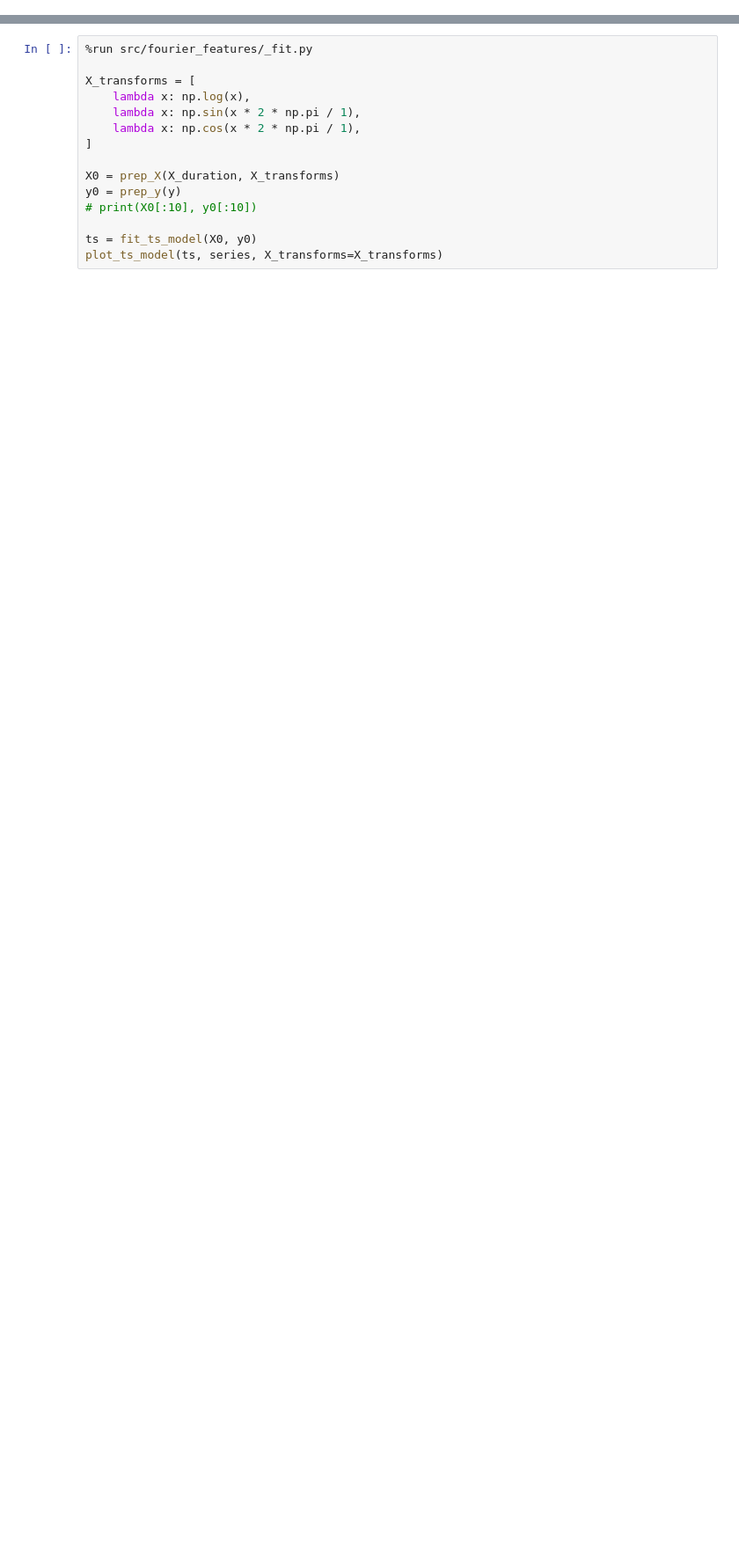
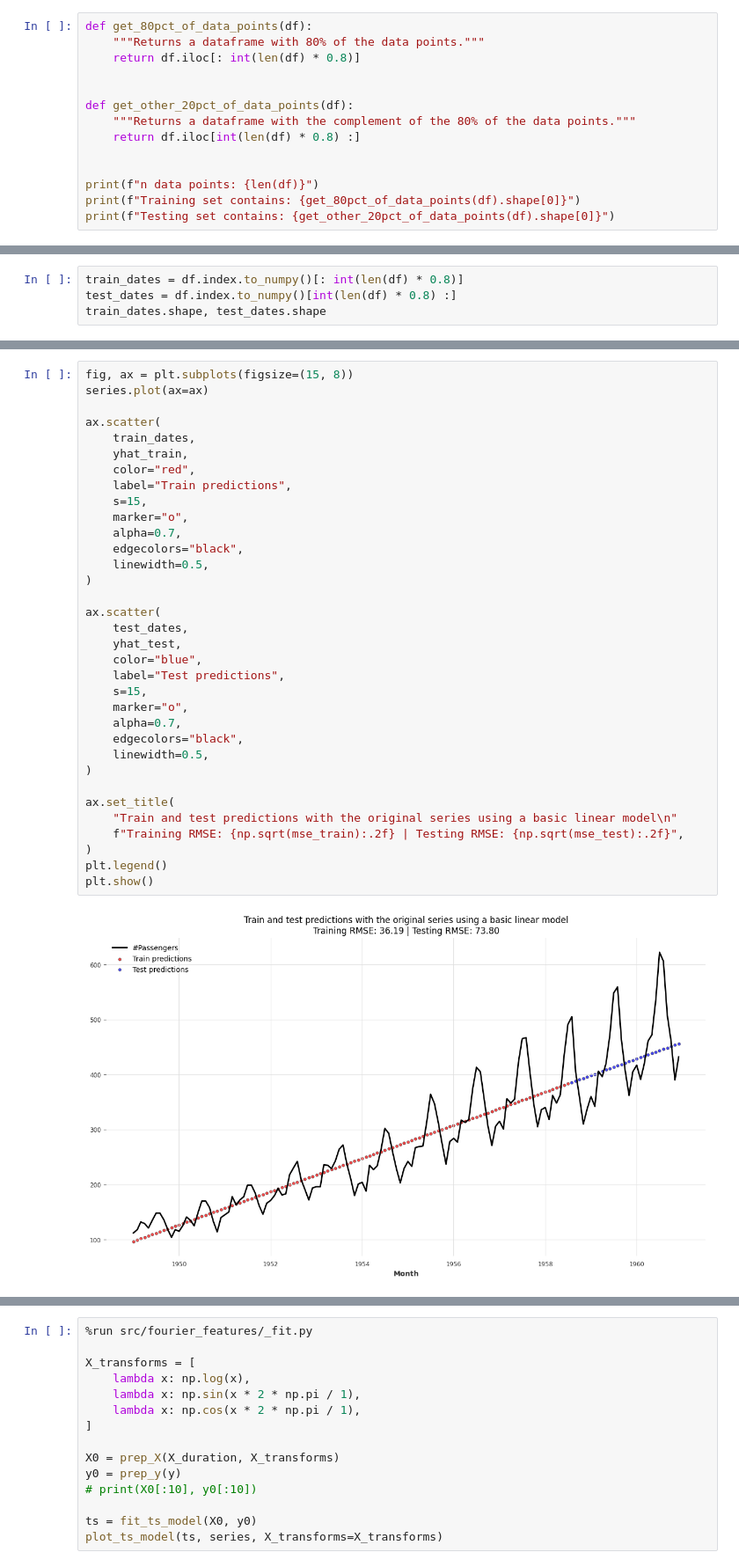
Before and after one commit to aaweaver-actuary/fourier-features, a Jupyter notebook: dev.ipynb, the cells around one changed output, grey strips where cells are left out. Shown: that part at 88% size. Saved outputs shown, nothing was run; the diff lists cells and outputs as text; blank space fills up the shorter version.

```diff
--- a/dev.ipynb
+++ b/dev.ipynb
@@ -10,0 +30,14 @@ series.plot();
+# %%
+def get_80pct_of_data_points(df):
+    """Returns a dataframe with 80% of the data points."""
+    return df.iloc[: int(len(df) * 0.8)]
+
+
+def get_other_20pct_of_data_points(df):
+    """Returns a dataframe with the complement of the 80% of the data points."""
+    return df.iloc[int(len(df) * 0.8) :]
+
+
+print(f"n data points: {len(df)}")
+print(f"Training set contains: {get_80pct_of_data_points(df).shape[0]}")
+print(f"Testing set contains: {get_other_20pct_of_data_points(df).shape[0]}")
@@ -35,0 +81,4 @@ X[:10], y[:10], X_duration[:10]
+# %%
+train_dates = df.index.to_numpy()[: int(len(df) * 0.8)]
+test_dates = df.index.to_numpy()[int(len(df) * 0.8) :]
+train_dates.shape, test_dates.shape
@@ -35,0 +87,36 @@ X[:10], y[:10], X_duration[:10]
+# %%
+fig, ax = plt.subplots(figsize=(15, 8))
+series.plot(ax=ax)
+
+ax.scatter(
+    train_dates,
+    yhat_train,
+    color="red",
+    label="Train predictions",
+    s=15,
+    marker="o",
+    alpha=0.7,
+    edgecolors="black",
+    linewidth=0.5,
+)
+
+ax.scatter(
+    test_dates,
+    yhat_test,
+    color="blue",
+    label="Test predictions",
+    s=15,
+    marker="o",
+    alpha=0.7,
+    edgecolors="black",
+    linewidth=0.5,
+)
+
+ax.set_title(
+    "Train and test predictions with the original series using a basic linear model\n"
+    f"Training RMSE: {np.sqrt(mse_train):.2f} | Testing RMSE: {np.sqrt(mse_test):.2f}",
+)
+plt.legend()
+plt.show()
+# %% [output]
+[figure, added]
```
Also changed, not shown: parts of 14 cells of this notebook.
